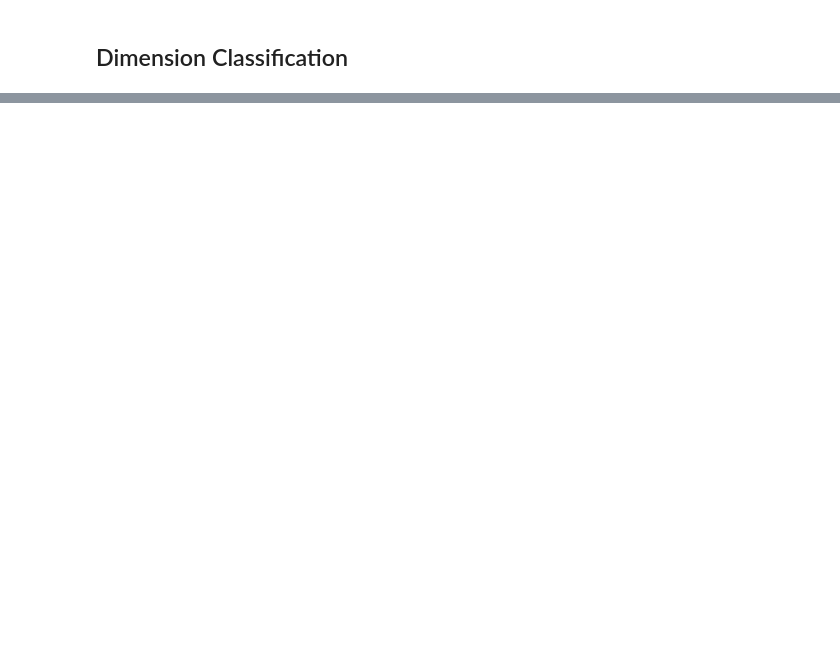
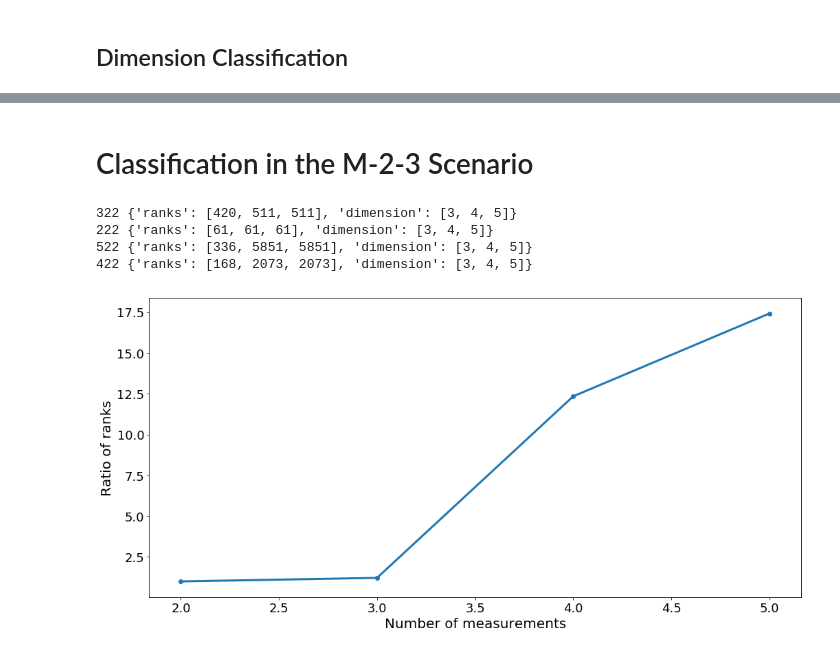
Before and after one commit to adelshb/Bounding-the-dimension-of-quantum-systems-with-sequential-measurements, a Jupyter notebook: public/Scenario_Classification_by_Basis_Cardinal.ipynb, the cells around one changed output, grey strips where cells are left out. Cells and saved outputs as stored; diff of their text form; code cells hidden in the pictures; blank space fills up the shorter version.

Commit message:
adding data

```diff
--- a/public/Scenario_Classification_by_Basis_Cardinal.ipynb
+++ b/public/Scenario_Classification_by_Basis_Cardinal.ipynb
@@ -30,0 +38,12 @@ plot_ranks(path, show_useful = True)
+# %%
+Ratio = []
+M = []
+
+for k in data.keys():
+    if k[1:] == '21':
+        print(k, data[k])
+        M.append(int(k[0]))
+        Ratio.append(data[k]['ranks'][1]/data[k]['ranks'][0])
+
+Ratio = [r for _,r in sorted(zip(M,Ratio))]
+M = sorted(M)
@@ -30,0 +68,31 @@ plot_ranks(path, show_useful = True)
+# %% [markdown]
+# Classification in the M-2-3 Scenario
+# %%
+Ratio = []
+M = []
+
+for k in data.keys():
+    if k[1:] == '22':
+        print(k, data[k])
+        M.append(int(k[0]))
+        Ratio.append(data[k]['ranks'][1]/data[k]['ranks'][0])
+
+Ratio = [r for _,r in sorted(zip(M,Ratio))]
+M = sorted(M)
+# %% [output]
+322 {'ranks': [420, 511, 511], 'dimension': [3, 4, 5]}
+222 {'ranks': [61, 61, 61], 'dimension': [3, 4, 5]}
+522 {'ranks': [336, 5851, 5851], 'dimension': [3, 4, 5]}
+422 {'ranks': [168, 2073, 2073], 'dimension': [3, 4, 5]}
+# %%
+fig = plt.figure(figsize=(17, 8))
+
+plt.plot(M, Ratio, linewidth = 3, zorder=1)
+plt.scatter(M, Ratio, zorder=2)
+
+plt.xlabel('Number of measurements', fontsize=20)
+plt.ylabel('Ratio of ranks', fontsize=20)
+plt.tick_params(axis='both', labelsize=18)
+plt.show()
+# %% [output]
+[figure, added]
```
Also changed, not shown: parts of 6 cells of this notebook, 21 other files.
